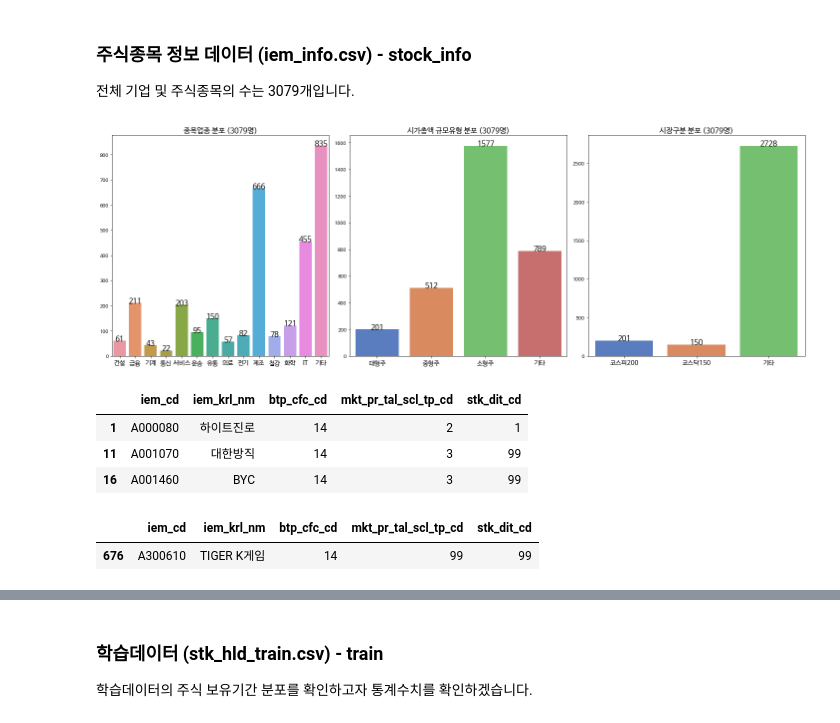
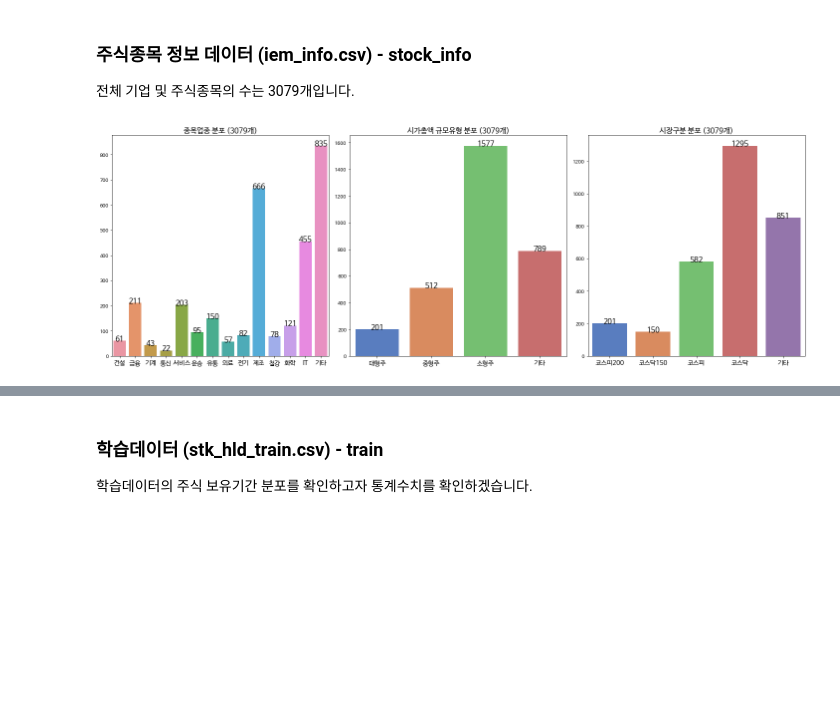
Before and after one commit to ElectionInfo/NH, a Jupyter notebook: 주식_보유기간_예측_EDA.ipynb, the cells around one changed output, grey strips where cells are left out. Saved outputs shown, nothing was run; the diff lists cells and outputs as text; code cells hidden in the pictures; blank space fills up the shorter version.

```diff
--- a/주식_보유기간_예측_EDA.ipynb
+++ b/주식_보유기간_예측_EDA.ipynb
@@ -382,35 +388,53 @@ plt.show()
+# %%
+def code_change(code):
+  if len(str(code)) < 7:
+    ret = 'A'
+
+    for _ in range(6-len(str(code))): ret += '0'
+    ret += str(code)
+
+    return ret
+
+  return code
+# %%
+# kospi, kosdaq code 양식 변환
+kospi_2020['종목코드'] = kospi_2020['종목코드'].apply(lambda x: code_change(x))
+kosdaq_2020['종목코드'] = kosdaq_2020['종목코드'].apply(lambda x: code_change(x))
+# %%
+def stock_type(data):
+  if data['stk_dit_cd'] == 99:
+    if data['iem_cd'] in kospi_2020['종목코드'].values:
+      return 3
+    elif data['iem_cd'] in kosdaq_2020['종목코드'].values:
+      return 4
+    else:
+      return 99
+  else: return data['stk_dit_cd']
+# %%
+# 코스피 코스닥 재분류
+stks = stock_info[stock_info['stk_dit_cd'] == 99]
+stock_info['stk_dit_cd'] = stock_info.apply(lambda x: stock_type(x), axis=1)
+stock_info.to_csv(INPUT_PATH+'iem_info_modify.csv', index=False)
 # %%
 fig, axes = plt.subplots(1, 3, figsize=(20, 7))
 
 columns = stock_info.columns[2:]
 col_names = ['종목업종', '시가총액 규모유형', '시장구분']
 
 for i, ax in zip(range(3), axes.flatten()):
   col = columns[i]
   x = sns.countplot(data=stock_info, x=stock_info[col].map(column_str[col]), ax=ax, order=column_str[col].values())
 
   for p in x.patches:
     height = p.get_height()
     x.text(p.get_x()+p.get_width()/2., height+0.1, height, ha='center', size=15)
 
   ax.set_xlabel('')
   ax.set_xticklabels(x.get_xticklabels(), fontsize=13)
   ax.set_ylabel('')
-  ax.set_title(col_names[i]+' 분포 ('+str(len(stock_info)-np.isnan(stock_info[col]).sum())+'명)', fontsize=15)
+  ax.set_title(col_names[i]+' 분포 ('+str(len(stock_info)-np.isnan(stock_info[col]).sum())+'개)', fontsize=15)
 
 fig.tight_layout()
 plt.show()
 # %% [output]
-[figure, old version]
+[figure, new version]
-# %%
-stock_info[stock_info['btp_cfc_cd'] == 14].head(3)
-# %% [output]
-|  | iem_cd | iem_krl_nm | btp_cfc_cd | mkt_pr_tal_scl_tp_cd | stk_dit_cd |
-| 1 | A000080 | 하이트진로 | 14 | 2 | 1 |
-| 11 | A001070 | 대한방직 | 14 | 3 | 99 |
-| 16 | A001460 | BYC | 14 | 3 | 99 |
-# %%
-stock_info[stock_info['iem_cd'] == 'A300610']
-# %% [output]
-|  | iem_cd | iem_krl_nm | btp_cfc_cd | mkt_pr_tal_scl_tp_cd | stk_dit_cd |
-| 676 | A300610 | TIGER K게임 | 14 | 99 | 99 |
```
Also changed, not shown: parts of 18 cells of this notebook.
